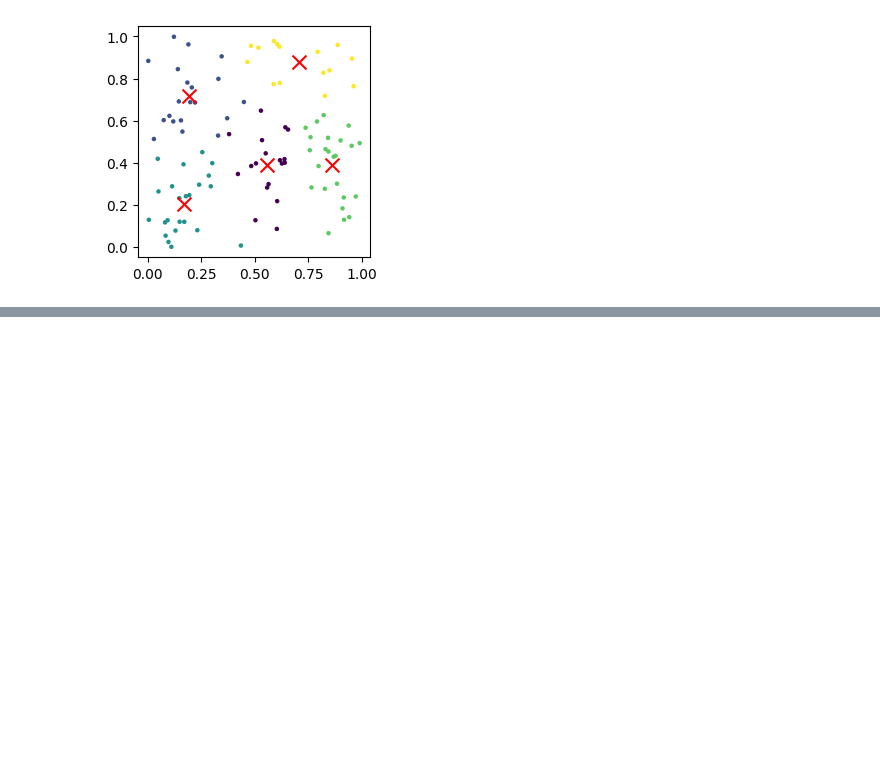
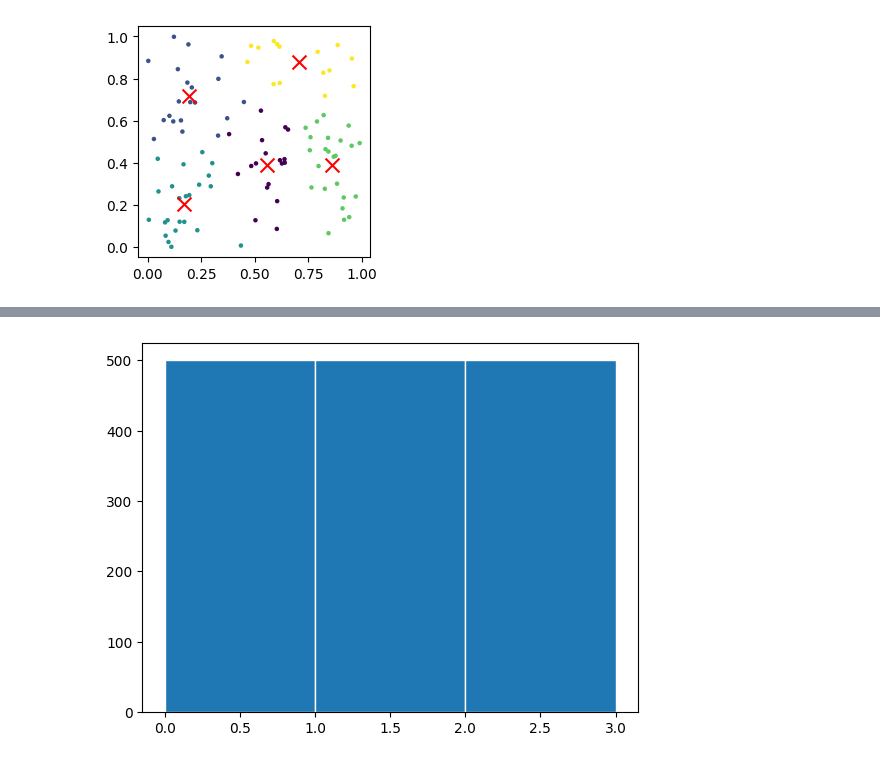
Before and after one commit to JhonZafra/Statistic_Concepts, a Jupyter notebook: SemanaXII/K-MeansClustering.ipynb, the cells around one changed output, grey strips where cells are left out. Drawn from its saved outputs; the diff is of its cells as text; code cells hidden in the pictures; blank space fills up the shorter version.

```diff
--- a/SemanaXII/K-MeansClustering.ipynb
+++ b/SemanaXII/K-MeansClustering.ipynb
@@ -82,0 +135,5 @@ plt.show()
+# %%
+plt.hist(y, bins=3, range= (0, 3), edgecolor = 'white')
+plt.show()
+# %% [output]
+[figure, added]
```
Also changed, not shown: parts of 25 cells of this notebook, 1 other file.
